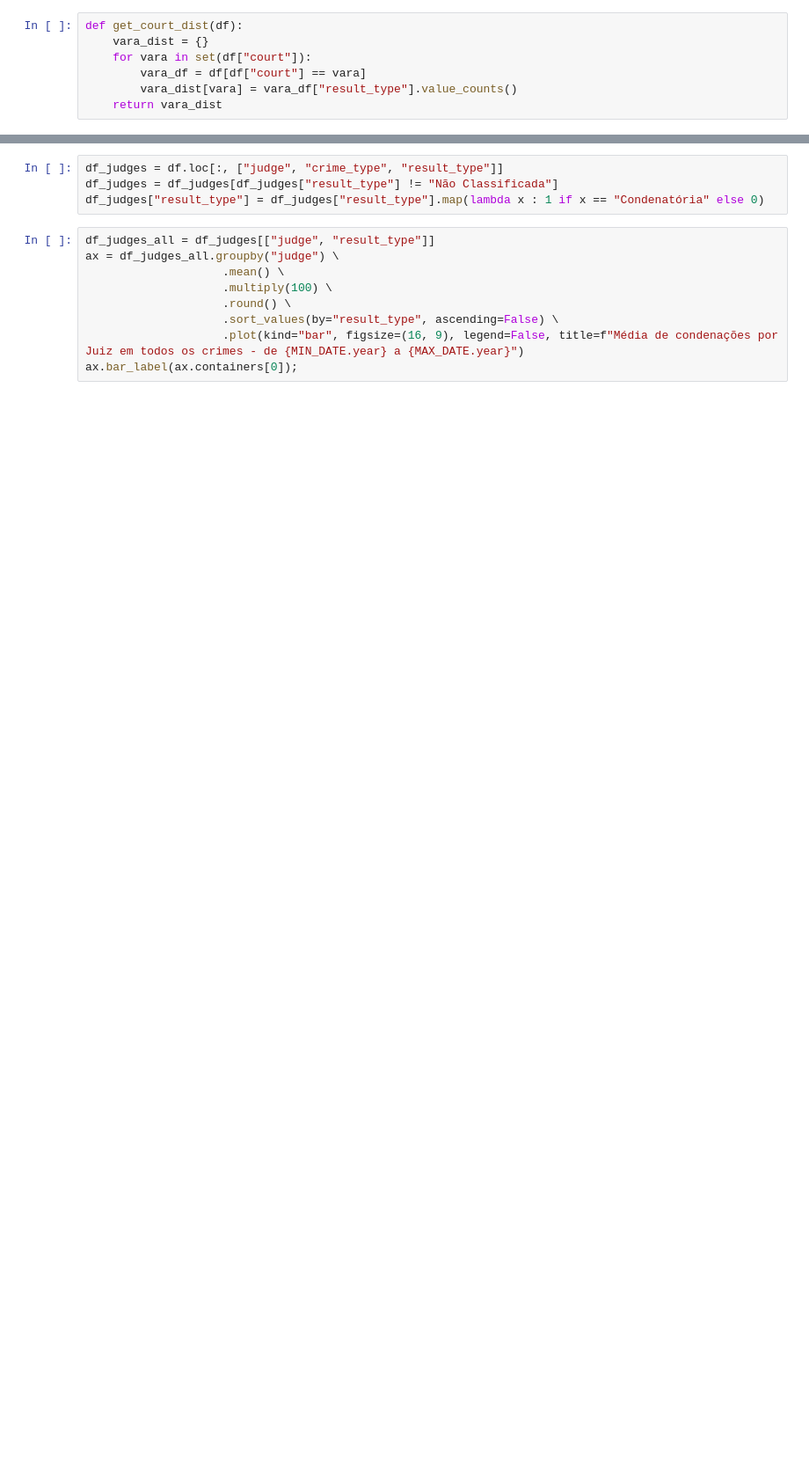
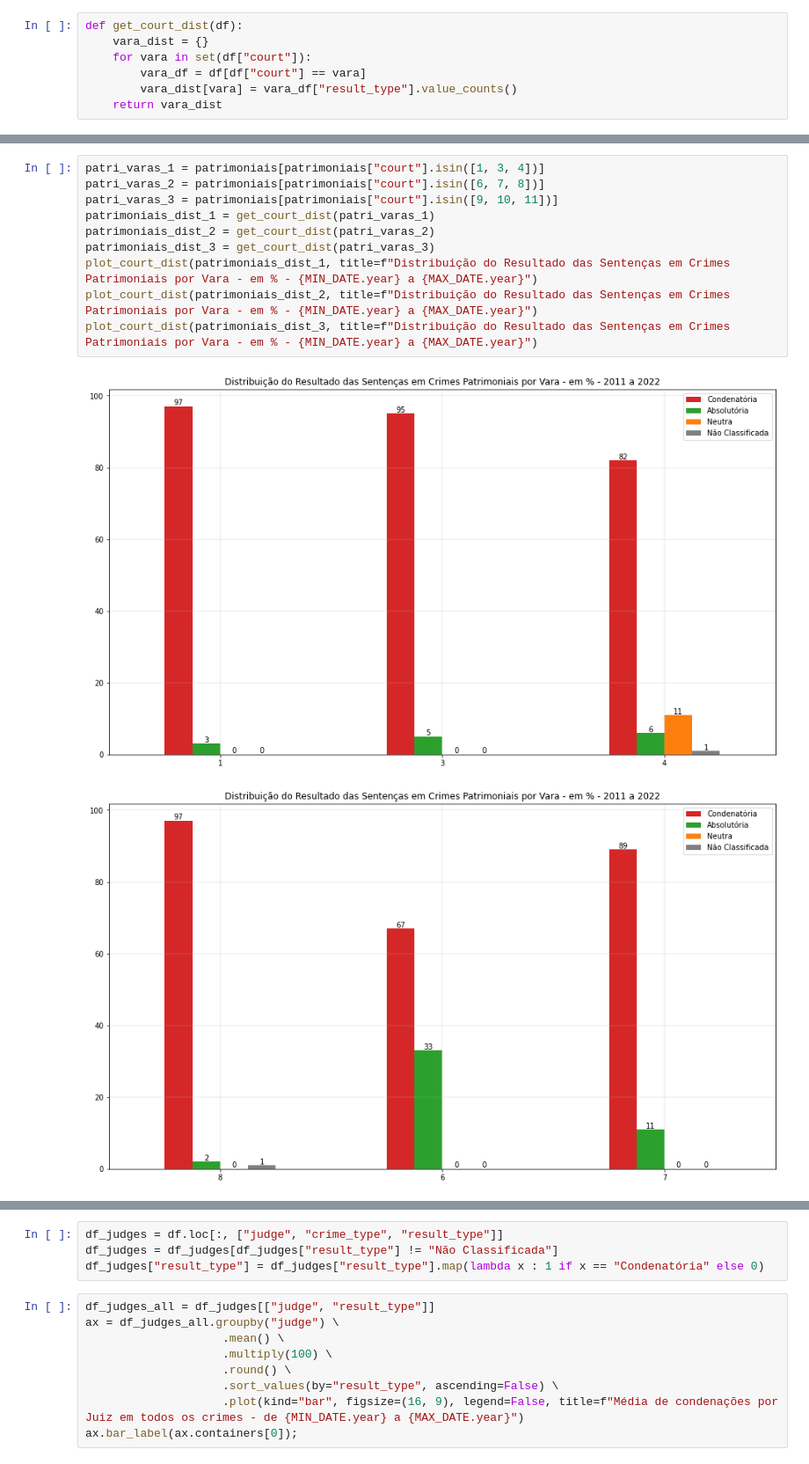
Before and after one commit to araleo/sentencas, a Jupyter notebook: analyze/tjmg.ipynb, the cells around one changed output, grey strips where cells are left out. Shown at 88% size. Cells and saved outputs as stored; diff of their text form; blank space fills up the shorter version.

```diff
--- a/analyze/tjmg.ipynb
+++ b/analyze/tjmg.ipynb
@@ -105,0 +105,13 @@ plot_court_dist(outros_dist, title=f"Distribuição do Resultado das Sentenças
+# %%
+patri_varas_1 = patrimoniais[patrimoniais["court"].isin([1, 3, 4])]
+patri_varas_2 = patrimoniais[patrimoniais["court"].isin([6, 7, 8])]
+patri_varas_3 = patrimoniais[patrimoniais["court"].isin([9, 10, 11])]
+patrimoniais_dist_1 = get_court_dist(patri_varas_1)
+patrimoniais_dist_2 = get_court_dist(patri_varas_2)
+patrimoniais_dist_3 = get_court_dist(patri_varas_3)
+plot_court_dist(patrimoniais_dist_1, title=f"Distribuição do Resultado das Sentenças em Crimes Patrimoniais por Vara - em % - {MIN_DATE.year} a {MAX_DATE.year}")
+plot_court_dist(patrimoniais_dist_2, title=f"Distribuição do Resultado das Sentenças em Crimes Patrimoniais por Vara - em % - {MIN_DATE.year} a {MAX_DATE.year}")
+plot_court_dist(patrimoniais_dist_3, title=f"Distribuição do Resultado das Sentenças em Crimes Patrimoniais por Vara - em % - {MIN_DATE.year} a {MAX_DATE.year}")
+# %% [output]
+[figure, added]
+[figure, added]
```
Also changed, not shown: parts of 15 cells of this notebook, 1 other file.
